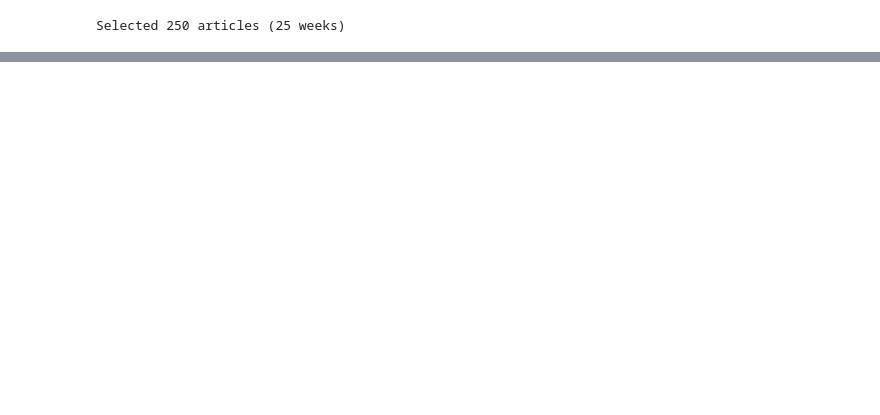
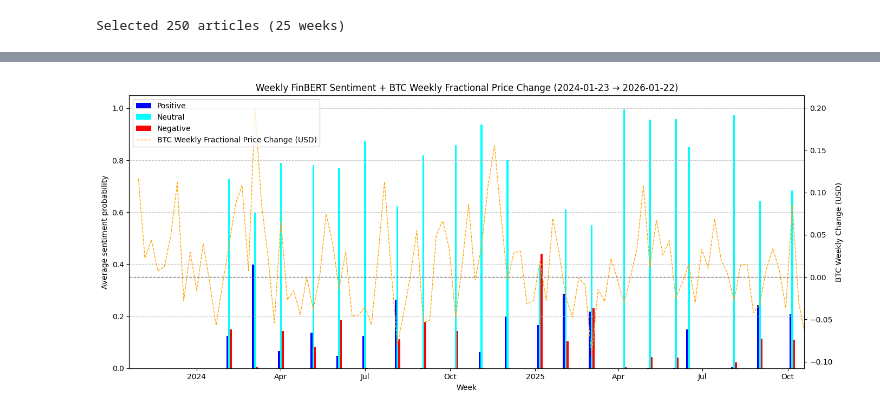
Before and after one commit to meamresh/Finance, a Jupyter notebook: 3_SentimentAnalysis/SentimentAnalysis.ipynb, the cells around one changed output, grey strips where cells are left out. Drawn from its saved outputs; the diff is of its cells as text; code cells hidden in the pictures; blank space fills up the shorter version.

```diff
--- a/3_SentimentAnalysis/SentimentAnalysis.ipynb
+++ b/3_SentimentAnalysis/SentimentAnalysis.ipynb
@@ -526,6 +543,6 @@ logging.info("=" * 60)
 
 if 'done_df' not in locals() or done_df.empty:
     if os.path.exists(OUT_PARQUET):
-        done_df = pd.read_parquet(OUT_PARQUET)
+        done_df = pd.read_parquet(OUT_aPARQUET)
     else:
         raise FileNotFoundError('No prediction parquet found')
@@ -546,7 +567,23 @@ except NameError:
     df = pd.read_parquet(OUT_PARQUET)
 
 # Ensure datetime and index
-df['published'] = pd.to_datetime(df['published_raw'], errors='coerce', utc=True)
+# Handle case where published_raw might already be a datetime object with timezone
+# Convert to string first to avoid timezone parsing issues, then parse
+if pd.api.types.is_datetime64_any_dtype(df['published_raw']):
+    # Already a datetime, work with it directly
+    df['published'] = df['published_raw'].copy()
+    # Ensure UTC timezone
+    if df['published'].dt.tz is None:
+        df['published'] = df['published'].dt.tz_localize('UTC')
+    else:
+        df['published'] = df['published'].dt.tz_convert('UTC')
+elif df['published_raw'].dtype == 'object':
+    # Check if it contains datetime objects (not datetime64)
+    # Convert to string first to avoid timezone parsing issues
+    df['published'] = pd.to_datetime(df['published_raw'].astype(str), errors='coerce', utc=True)
+else:
+    # Parse from string
+    df['published'] = pd.to_datetime(df['published_raw'], errors='coerce', utc=True)
 df = df.dropna(subset=['published'])
 df = df.set_index('published').sort_index()
 
@@ -575,30 +612,32 @@ ax.bar(x - offset, weekly['prob_positive'], width=bar_width, label='Positive', c
 ax.bar(x,          weekly['prob_neutral'],  width=bar_width, label='Neutral',  color='cyan')
 ax.bar(x + offset, weekly['prob_negative'], width=bar_width, label='Negative', color='red')
 
 # Left axis: sentiment
 ax.set_xlabel('Week')
 ax.set_ylabel('Average sentiment probability')
 ax.set_title(f"Weekly FinBERT Sentiment + BTC Weekly Fractional Price Change ({START_DATE.date()} → {END_DATE.date()})")
 ax.grid(True, axis='y', linestyle='--', alpha=0.7)
 ax.set_xlim([start_date, end_date])
 
 # X-axis formatting
 locator = mdates.AutoDateLocator()
 formatter = mdates.ConciseDateFormatter(locator)
 ax.xaxis.set_major_locator(locator)
 ax.xaxis.set_major_formatter(formatter)
 
 ax2 = ax.twinx()
 ax2.plot(btc_weekly_change.index, btc_weekly_change, label='BTC Weekly Fractional Price Change (USD)', color='orange', linewidth=1, ls='--')
 ax2.axhline(0, color='gray', linestyle='--', linewidth=1)  # zero-line
 ax2.set_ylabel('BTC Weekly Change (USD)', color='black')
 ax2.tick_params(axis='y', labelcolor='black')
 
 # Combine legends
 lines_1, labels_1 = ax.get_legend_handles_labels()
 lines_2, labels_2 = ax2.get_legend_handles_labels()
 ax2.legend(lines_1 + lines_2, labels_1 + labels_2, loc='upper left')
 
 plt.tight_layout()
 # plt.savefig(OUT_WEEKLY_PNG.replace('.png', '_btc_change_overlay.png'), dpi=150)
 plt.show()
+# %% [output]
+[figure, added]
```
Also changed, not shown: parts of 18 cells of this notebook, 3 other files.
